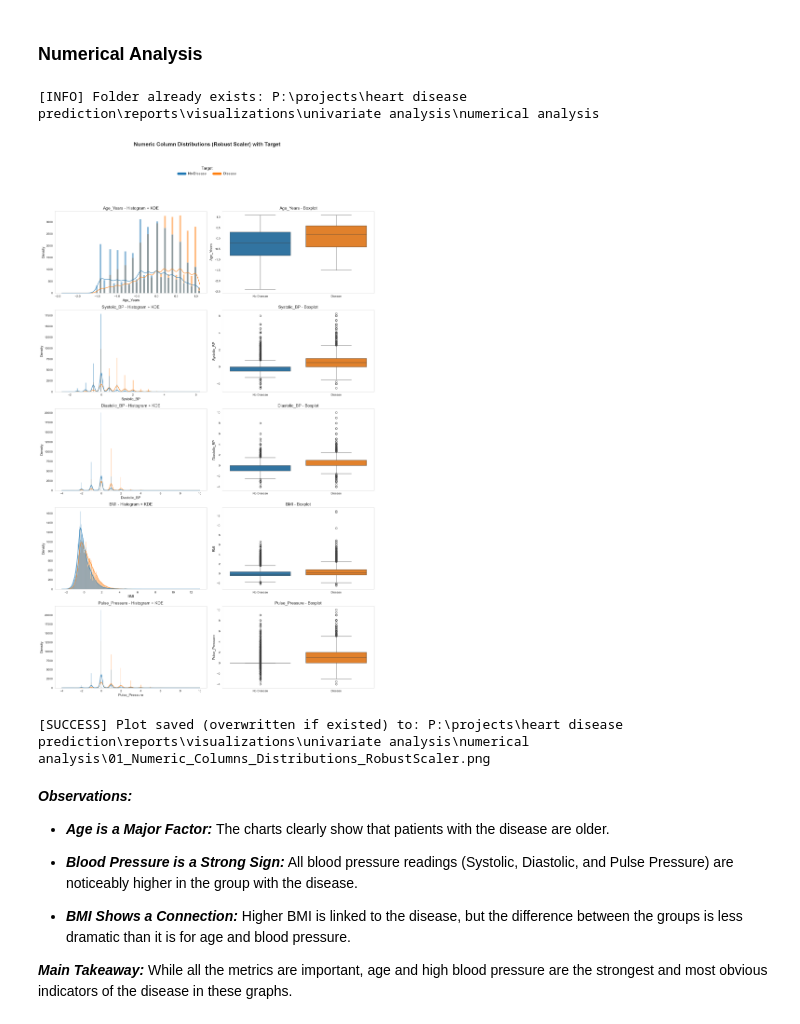
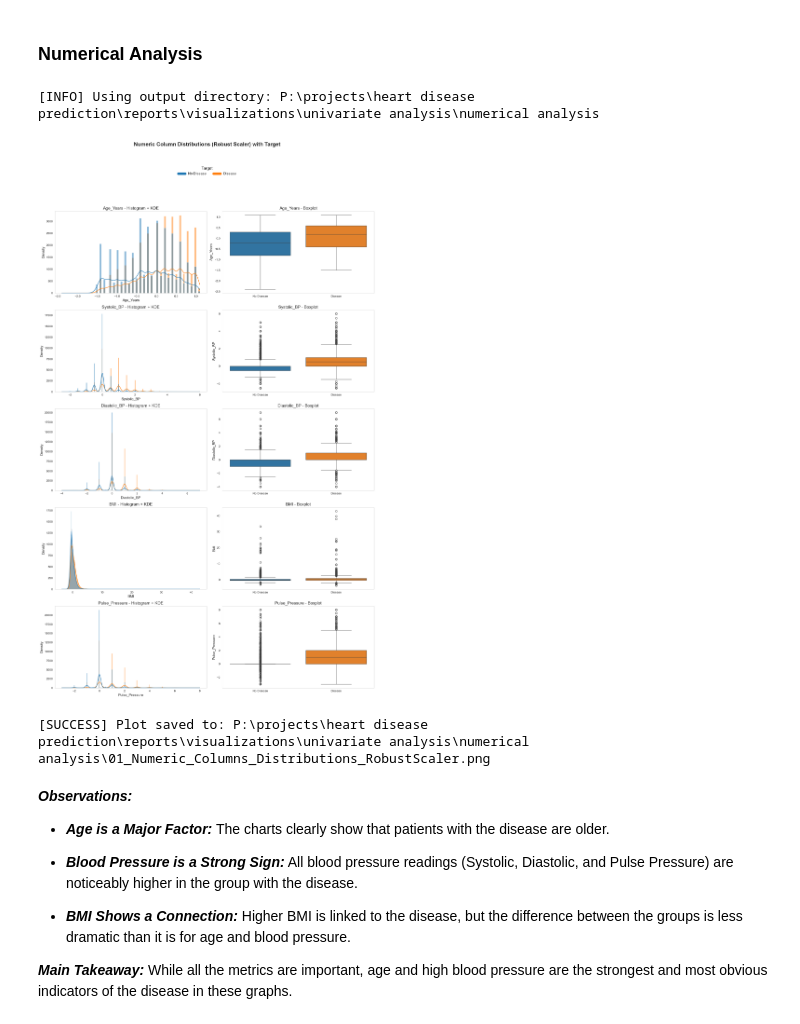
Before and after one commit to Ychandrasekharrao/heart-disease, a Jupyter notebook: src/notebooks/data_analysis.ipynb, the cells around one changed output. Cells and saved outputs as stored; diff of their text form; code cells hidden in the pictures.

```diff
--- a/src/notebooks/data_analysis.ipynb
+++ b/src/notebooks/data_analysis.ipynb
@@ -224,5 +279,0 @@ These values are physiologically impossible and represent clear data errors that
-# %%
-# Convert Age from days to years
-if 'Age' in df.columns:
-    df['Age'] = (df['Age'] / 365).round().astype(int)
-    df.rename(columns={'Age': 'Age_Years'}, inplace=True)
@@ -322,4 +496,18 @@ Imputing missing + out-of-range values with IterativeImputer...
 # %% [markdown]
 ### Feature Engineering
+# %%
+# Convert Age from days to years with improved handling
+if 'Age' in df.columns:
+    # Use 365.25 days to account for leap years
+    # Convert to numeric first to handle any non-numeric values
+    df['Age'] = pd.to_numeric(df['Age'], errors='coerce')
+
+    # Convert from days to years, round to nearest integer
+    df['Age'] = (df['Age'] / 365.25).round().astype(int)
+
+    # Rename column to reflect the new unit
+    df.rename(columns={'Age': 'Age_Years'}, inplace=True)
+
+    print(f"Converted Age from days to years ({df['Age_Years'].notna().sum()} values processed)")
 # %%
 # ---------------------------
@@ -654,10 +1059,13 @@ if 'target_name' not in df.columns and 'target' in df.columns:
 TARGET_PALETTE = {'No Disease': '#1f77b4', 'Disease': '#ff7f0e'}
 
 # ---------------------------
-# Apply RobustScaler on original data
+# Create a copy to avoid modifying original data
 # ---------------------------
+df_scaled = df.copy()
+
+# Apply RobustScaler on copied data
 scaler = RobustScaler()
-df[numeric_cols] = scaler.fit_transform(df[numeric_cols])
+df_scaled[numeric_cols] = scaler.fit_transform(df[numeric_cols])
 
 # ---------------------------
 # Figure layout: 2 columns per row
@@ -675,7 +1083,7 @@ fig.suptitle(
 # Plotting
 # ---------------------------
 for i, col in enumerate(numeric_cols):
-    data_plot = pd.DataFrame({'Value': df[col], 'target_name': df['target_name']})
+    data_plot = pd.DataFrame({'Value': df_scaled[col], 'target_name': df_scaled['target_name']})
 
     # --- Left: Histogram + KDE ---
     sns.histplot(
@@ -692,51 +1100,55 @@ for i, col in enumerate(numeric_cols):
     sns.boxplot(
         data=data_plot, x='target_name', y='Value',
         palette=TARGET_PALETTE, ax=axes[i, 1], dodge=False, showfliers=True
     )
     axes[i, 1].set_title(f'{col} - Boxplot', fontsize=14)
     axes[i, 1].set_xlabel('')
     axes[i, 1].set_ylabel(col, fontsize=12)
     axes[i, 1].tick_params(axis='both', labelsize=10)
     axes[i, 1].grid(False)
     axes[i, 1].set_xticklabels(list(TARGET_PALETTE.keys()))
 
 # ---------------------------
 # Single horizontal legend below title
 # ---------------------------
 handles = [Line2D([0], [0], color=TARGET_PALETTE[name], lw=8, label=name) for name in TARGET_PALETTE]
 fig.legend(
     handles=handles, labels=list(TARGET_PALETTE.keys()), title='Target',
     title_fontsize=14, fontsize=12, loc='upper center', bbox_to_anchor=(0.5, 1.01),
     ncol=len(TARGET_PALETTE), frameon=False
 )
 
 plt.tight_layout(rect=(0, 0, 1, 0.95))
 
 # ---------------------------
-# Save figure outside src, only create folder if missing
+# Save figure outside src, with proper error handling
 # ---------------------------
-PROJECT_ROOT = Path.cwd().parent.parent.resolve()  # Two levels up from src
-PLOT_DIR = PROJECT_ROOT / 'reports' / 'visualizations' / 'univariate analysis' / 'numerical analysis'
+try:
+    PROJECT_ROOT = Path.cwd().parent.parent.resolve()  # Two levels up from src
+    PLOT_DIR = PROJECT_ROOT / 'reports' / 'visualizations' / 'univariate analysis' / 'numerical analysis'
 
-if not PLOT_DIR.exists():  # Only create if folder is missing
-    PLOT_DIR.mkdir(parents=True)
-    print(f"[INFO] Created folder: {PLOT_DIR.resolve()}")
-else:
-    print(f"[INFO] Folder already exists: {PLOT_DIR.resolve()}")
+    # Create directory structure if needed
+    PLOT_DIR.mkdir(parents=True, exist_ok=True)
+    print(f"[INFO] Using output directory: {PLOT_DIR.resolve()}")
 
-img_path = PLOT_DIR / '01_Numeric_Columns_Distributions_RobustScaler.png'
+    img_path = PLOT_DIR / '01_Numeric_Columns_Distributions_RobustScaler.png'
 
-# Remove previous file if exists
-if img_path.exists():
-    img_path.unlink()
+    # Remove previous file if exists
+    if img_path.exists():
+        img_path.unlink()
+        print(f"[INFO] Removed existing file: {img_path.name}")
 
-plt.savefig(img_path, bbox_inches='tight', dpi=150)
-plt.show()
-print(f"[SUCCESS] Plot saved (overwritten if existed) to: {img_path.resolve()}")
+    plt.savefig(img_path, bbox_inches='tight', dpi=150)
+    plt.show()
+    print(f"[SUCCESS] Plot saved to: {img_path.resolve()}")
+
+except Exception as e:
+    print(f"[ERROR] Failed to save plot: {str(e)}")
+    plt.show()  # Still show the plot even if saving fails
 # %% [output]
-[INFO] Folder already exists: P:\projects\heart disease prediction\reports\visualizations\univariate analysis\numerical analysis
+[INFO] Using output directory: P:\projects\heart disease prediction\reports\visualizations\univariate analysis\numerical analysis
-[figure, old version]
+[figure, new version]
-[SUCCESS] Plot saved (overwritten if existed) to: P:\projects\heart disease prediction\reports\visualizations\univariate analysis\numerical analysis\01_Numeric_Columns_Distributions_RobustScaler.png
+[SUCCESS] Plot saved to: P:\projects\heart disease prediction\reports\visualizations\univariate analysis\numerical analysis\01_Numeric_Columns_Distributions_RobustScaler.png
 # %% [markdown]
 ***Observations:***
 
```
Also changed, not shown: parts of 36 cells of this notebook, 37 other files.
